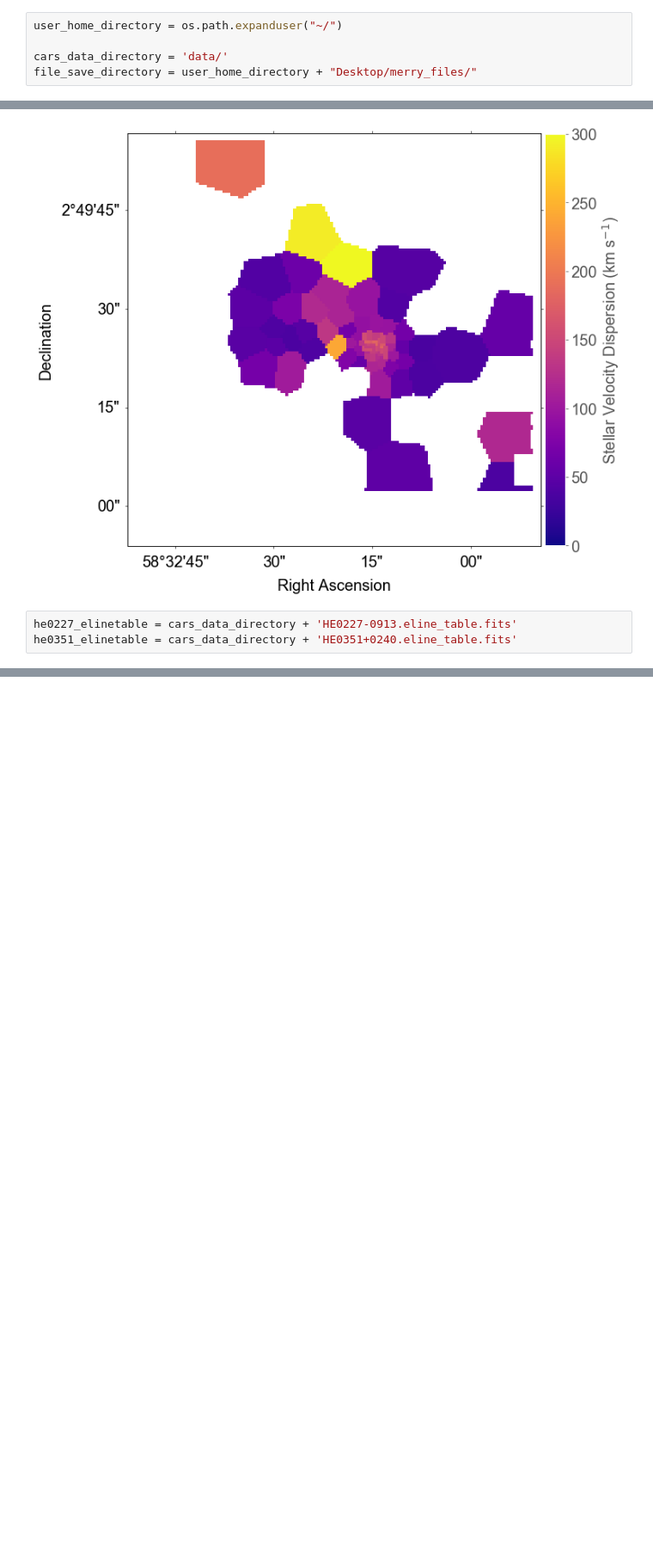
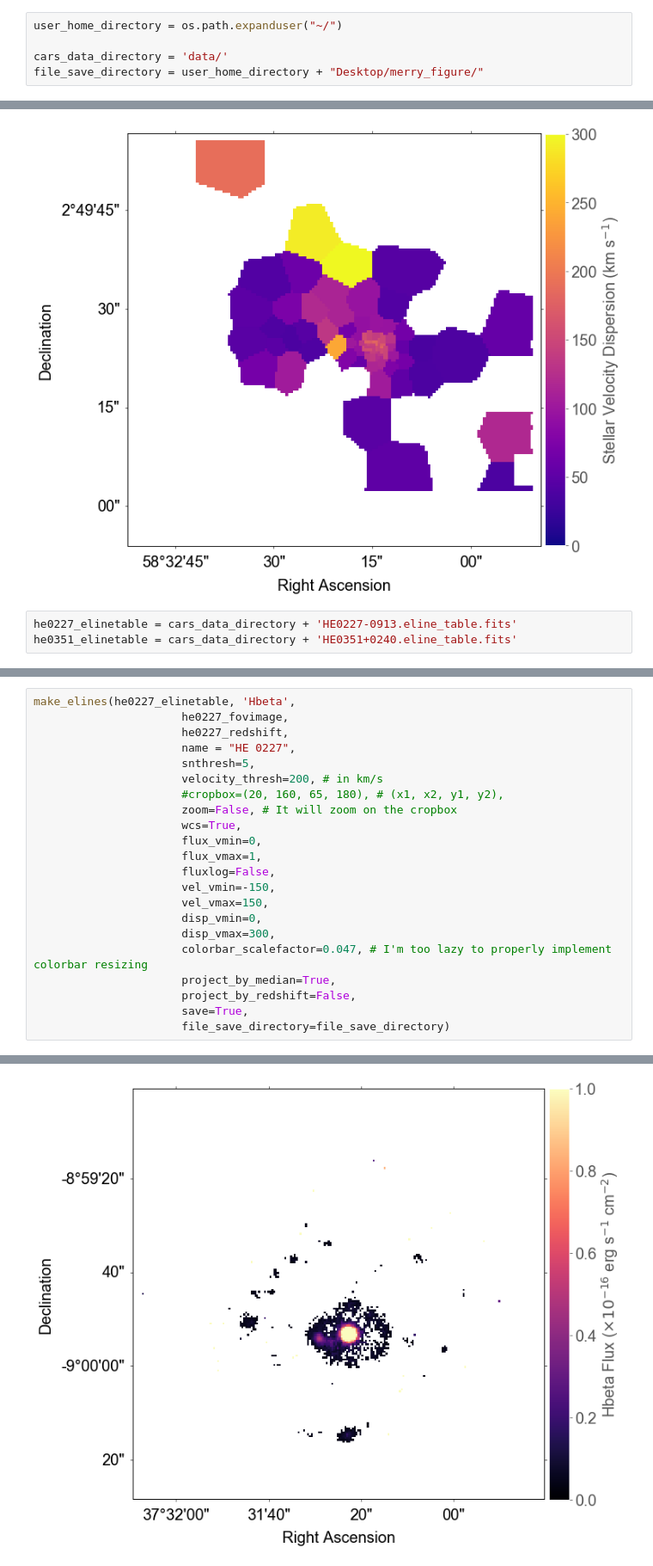
Before and after one commit to granttremblay/Merry_Paper, a Jupyter notebook: MerryMaps.ipynb, the cells around one changed output, grey strips where cells are left out. Shown at 86% size. Cells and saved outputs as stored; diff of their text form; blank space fills up the shorter version.

```diff
--- a/MerryMaps.ipynb
+++ b/MerryMaps.ipynb
@@ -55,7 +56,7 @@ styleplots()
 user_home_directory = os.path.expanduser("~/")
 
 cars_data_directory = 'data/'
-file_save_directory = user_home_directory + "Desktop/merry_files/"
+file_save_directory = user_home_directory + "Desktop/merry_figure/"
 # %%
 os.listdir(cars_data_directory)
 # %% [output]
@@ -557,2 +628,25 @@ make_elines(he0227_elinetable, 'OIII5007',
 [figure]
 [figure]
+# %%
+make_elines(he0227_elinetable, 'Hbeta',
+                      he0227_fovimage,
+                      he0227_redshift,
+                      name = "HE 0227",
+                      snthresh=5,
+                      velocity_thresh=200, # in km/s
+                      #cropbox=(20, 160, 65, 180), # (x1, x2, y1, y2),
+                      zoom=False, # It will zoom on the cropbox
+                      wcs=True,
+                      flux_vmin=0,
+                      flux_vmax=1,
+                      fluxlog=False,
+                      vel_vmin=-150,
+                      vel_vmax=150,
+                      disp_vmin=0,
+                      disp_vmax=300,
+                      colorbar_scalefactor=0.047, # I'm too lazy to properly implement colorbar resizing
+                      project_by_median=True,
+                      project_by_redshift=False,
+                      save=True,
+                      file_save_directory=file_save_directory)
+# %% [output]
@@ -558,0 +660 @@ make_elines(he0227_elinetable, 'OIII5007',
+[figure, added]
```
Also changed, not shown: parts of 11 cells of this notebook.
